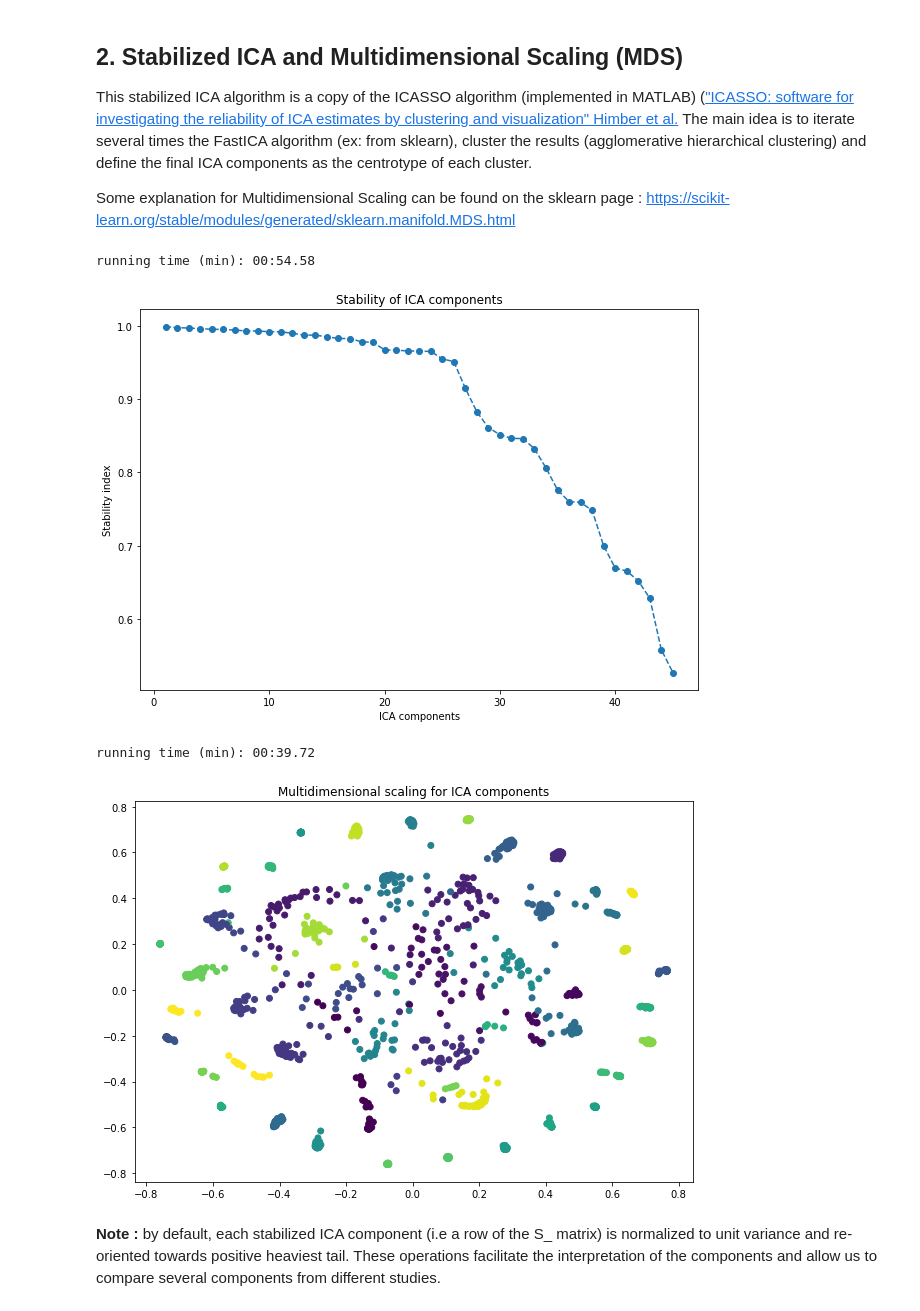
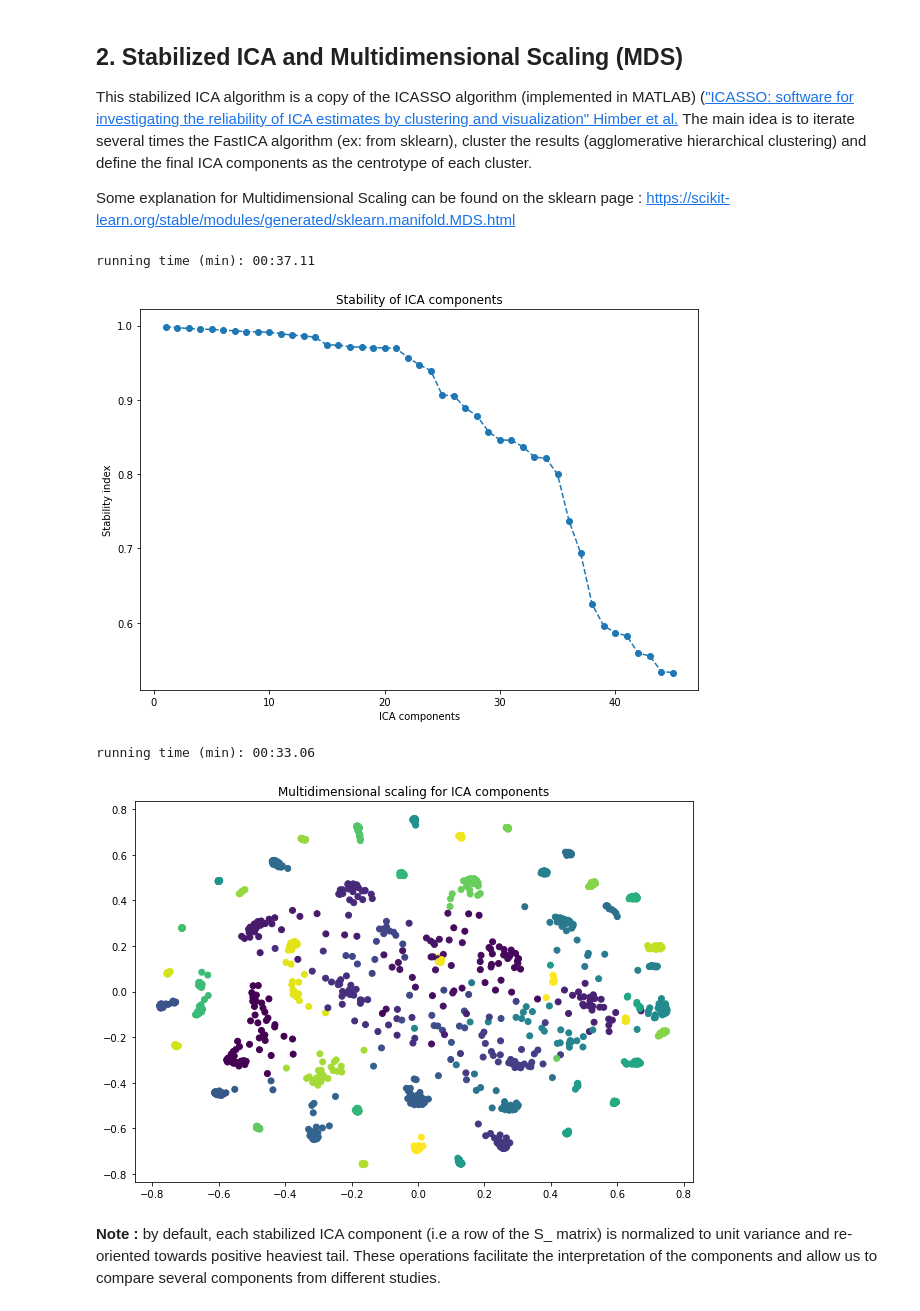
Before and after one commit to ncaptier/stabilized-ica, a Jupyter notebook: transcriptomic_ICA.ipynb, the cells around one changed output. Cells and saved outputs as stored; diff of their text form; code cells hidden in the pictures.

Commit message:
Update stabilized ICA
- Externalise the PCA step to speed up computations
- Change the input shape (add commnets to clarify)
- Add new arguments like func and algorithm

```diff
--- a/transcriptomic_ICA.ipynb
+++ b/transcriptomic_ICA.ipynb
@@ -18,6 +18,6 @@ import time
 This data set was extraced from ["Defining the Biological Basis of Radiomic Phenotypes in Lung Cancer" Grossman et al. 2017](https://elifesciences.org/articles/23421).
 It contains the expression of 21,766 unique genes for 269 patients with Non-small cell lung cancer (NSCLC) treated at the H. Lee Moffitt Cancer Center, Tampa, Florida, USA. Gene expression values were measured on a custom Rosetta/Merck Affymetrix 2.0 microarray chipset and normalized with the robust multi-array average (RMA) algorithm.
 # %%
-df = pd.read_csv("data.csv" , index_col=0)
+df = pd.read_csv("data.csv" , index_col=0).T
 df.head()
 # %% [output]
@@ -31,3 +33,5 @@ df.head()
+# %%
+X = df.apply(func = lambda x : x - x.mean() , axis = 1)
 # %% [markdown]
 ## 1. Most Stable Transcriptome Dimension (MSTD)
 
@@ -54,16 +58,16 @@ from algorithms.stabilized_ICA import StabilizedICA
 # %%
 start = time.time()
 
 sICA = StabilizedICA(n_components = dim_opt , max_iter = 2000 , n_jobs = -1)
-sICA.fit(df.values , n_runs = 30 , plot = True ,normalize = True)
+sICA.fit(X.values , n_runs = 30 , plot = True ,normalize = True)
 
 end = time.time()
 
 minutes, seconds = divmod(end - start, 60)
 print("running time (min): " + "{:0>2}:{:05.2f}".format(int(minutes),seconds))
 # %% [output]
-running time (min): 00:54.58
+running time (min): 00:37.11
-[figure, old version]
+[figure, new version]
 # %%
 fig , ax = plt.subplots(figsize = (10 , 7))
 
@@ -77,8 +81,8 @@ end = time.time()
 minutes, seconds = divmod(end - start, 60)
 print("running time (min): " + "{:0>2}:{:05.2f}".format(int(minutes),seconds))
 # %% [output]
-running time (min): 00:39.72
+running time (min): 00:33.06
-[figure, old version]
+[figure, new version]
 # %% [markdown]
 **Note :** by default, each stabilized ICA component (i.e a row of the S_ matrix) is normalized to unit variance and re-oriented towards positive heaviest tail. These operations facilitate the interpretation of the components and allow us to compare several components from different studies.
 # %%
```
Also changed, not shown: parts of 5 cells of this notebook, 2 other files.
